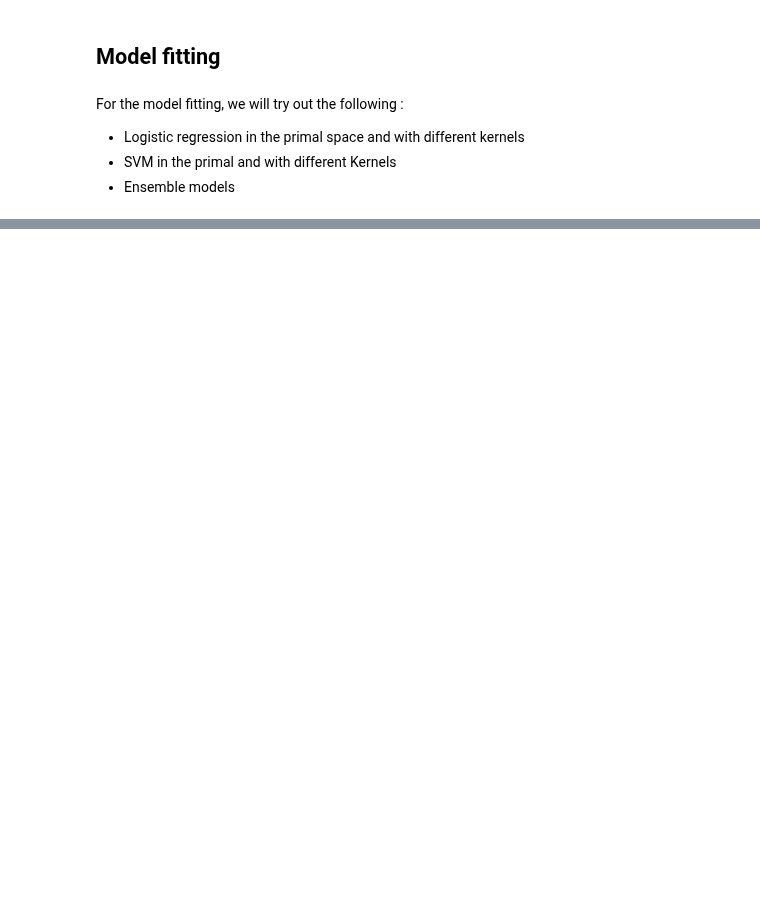
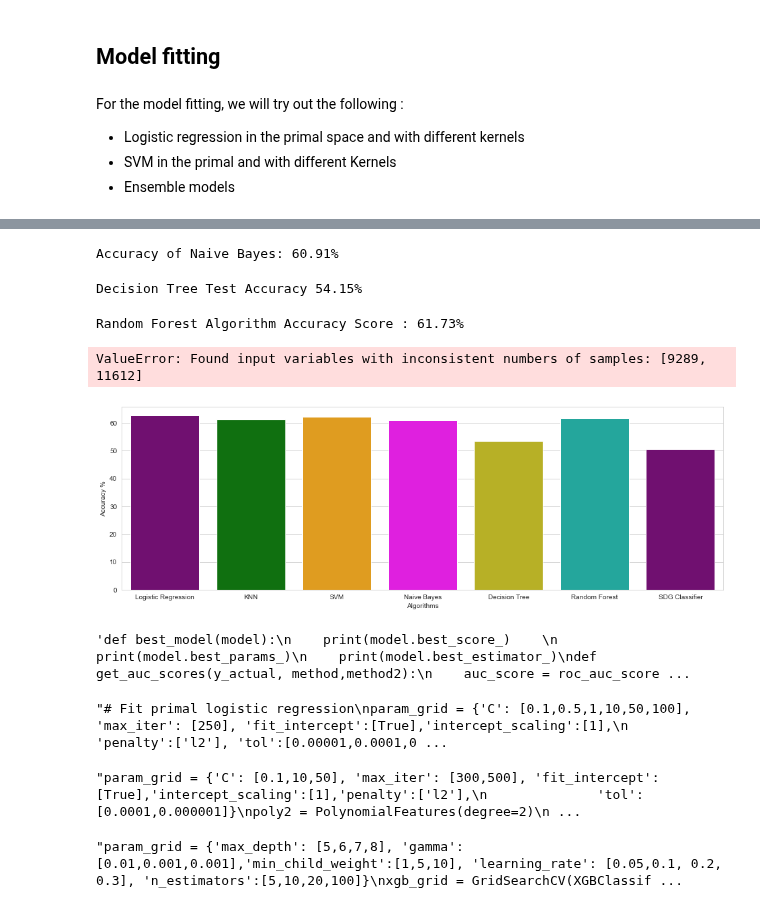
Before and after one commit to Garfield1002/ST4, a Jupyter notebook: test_ML.ipynb, the cells around one changed output, grey strips where cells are left out. Saved outputs shown, nothing was run; the diff lists cells and outputs as text; code cells hidden in the pictures; blank space fills up the shorter version.

```diff
--- a/test_ML.ipynb
+++ b/test_ML.ipynb
@@ -44,32 +148,96 @@ For the model fitting, we will try out the following :
+# %%
+from sklearn.naive_bayes import GaussianNB
+nb = GaussianNB()
+nb.fit(x_train.T, y_train.T)
+
+acc = nb.score(x_test.T,y_test.T)*100
+accuracies['Naive Bayes'] = acc
+print("Accuracy of Naive Bayes: {:.2f}%".format(acc))
+# %% [output]
+Accuracy of Naive Bayes: 60.91%
+# %%
+from sklearn.tree import DecisionTreeClassifier
+dtc = DecisionTreeClassifier()
+dtc.fit(x_train.T, y_train.T)
+
+acc = dtc.score(x_test.T, y_test.T)*100
+accuracies['Decision Tree'] = acc
+print("Decision Tree Test Accuracy {:.2f}%".format(acc))
+# %% [output]
+Decision Tree Test Accuracy 54.15%
+# %%
+# Random Forest Classification
+from sklearn.ensemble import RandomForestClassifier
+rf = RandomForestClassifier(n_estimators = 1000, random_state = 1)
+rf.fit(x_train.T, y_train.T)
+
+acc = rf.score(x_test.T,y_test.T)*100
+accuracies['Random Forest'] = acc
+print("Random Forest Algorithm Accuracy Score : {:.2f}%".format(acc))
+# %% [output]
+Random Forest Algorithm Accuracy Score : 61.73%
+# %%
+from sklearn.kernel_approximation import RBFSampler
+from sklearn.linear_model import SGDClassifier
+rbf_feature = RBFSampler(gamma=1, random_state=1)
+x_features = rbf_feature.fit_transform(x_train.T)
+clf = SGDClassifier(max_iter=250)
+clf.fit(x_features, y)
+
+acc = clf.score(x_train.T,y_test.T)*100
+accuracies['SDG Classifier'] = acc
+print("SDG Classifier Algorithm Accuracy Score : {:.2f}%".format(acc))
+# %% [output]
+ValueError: Found input variables with inconsistent numbers of samples: [9289, 11612]
+# %%
+colors = ["purple", "green", "orange", "magenta","#CFC60E","#0FBBAE"]
+
+sns.set_style("whitegrid")
+plt.figure(figsize=(16,5))
+plt.yticks(np.arange(0,100,10))
+plt.ylabel("Accuracy %")
+plt.xlabel("Algorithms")
+sns.barplot(x=list(accuracies.keys()), y=list(accuracies.values()), palette=colors)
+plt.show()
+# %% [output]
+[figure, added]
 # %%
 # Function to give best model score and parameters
-def best_model(model):
+'''def best_model(model):
     print(model.best_score_)
     print(model.best_params_)
     print(model.best_estimator_)
 def get_auc_scores(y_actual, method,method2):
     auc_score = roc_auc_score(y_actual, method);
     fpr_df, tpr_df, _ = roc_curve(y_actual, method2);
-    return (auc_score, fpr_df, tpr_df)
+    return (auc_score, fpr_df, tpr_df)'''
+# %% [output]
+'def best_model(model):\n    print(model.best_score_)    \n    print(model.best_params_)\n    print(model.best_estimator_)\ndef get_auc_scores(y_actual, method,method2):\n    auc_score = roc_auc_score ...
 # %%
-# Fit primal logistic regression
+'''# Fit primal logistic regression
 param_grid = {'C': [0.1,0.5,1,10,50,100], 'max_iter': [250], 'fit_intercept':[True],'intercept_scaling':[1],
               'penalty':['l2'], 'tol':[0.00001,0.0001,0.000001]}
 log_primal_Grid = GridSearchCV(LogisticRegression(solver='lbfgs'),param_grid, cv=5, refit=True, verbose=0)
 log_primal_Grid.fit(df.loc[:, df.columns != 'washDishes'],df.washDishes)
-best_model(log_primal_Grid)
+best_model(log_primal_Grid)'''
+# %% [output]
+"# Fit primal logistic regression\nparam_grid = {'C': [0.1,0.5,1,10,50,100], 'max_iter': [250], 'fit_intercept':[True],'intercept_scaling':[1],\n              'penalty':['l2'], 'tol':[0.00001,0.0001,0 ...
 # %%
 # Fit logistic regression with degree 2 polynomial kernel
-param_grid = {'C': [0.1,10,50], 'max_iter': [300,500], 'fit_intercept':[True],'intercept_scaling':[1],'penalty':['l2'],
+'''param_grid = {'C': [0.1,10,50], 'max_iter': [300,500], 'fit_intercept':[True],'intercept_scaling':[1],'penalty':['l2'],
               'tol':[0.0001,0.000001]}
 poly2 = PolynomialFeatures(degree=2)
 df_pol2 = poly2.fit_transform(df.loc[:, df.columns != 'washDishes'])
 log_pol2_Grid = GridSearchCV(LogisticRegression(solver = 'liblinear'),param_grid, cv=5, refit=True, verbose=0)
 log_pol2_Grid.fit(df_pol2,df.washDishes)
-best_model(log_pol2_Grid)
+best_model(log_pol2_Grid)'''
+# %% [output]
+"param_grid = {'C': [0.1,10,50], 'max_iter': [300,500], 'fit_intercept':[True],'intercept_scaling':[1],'penalty':['l2'],\n              'tol':[0.0001,0.000001]}\npoly2 = PolynomialFeatures(degree=2)\n ...
 # %%
 # Fit Extreme Gradient boosting classifier
-param_grid = {'max_depth': [5,6,7,8], 'gamma': [0.01,0.001,0.001],'min_child_weight':[1,5,10], 'learning_rate': [0.05,0.1, 0.2, 0.3], 'n_estimators':[5,10,20,100]}
+'''param_grid = {'max_depth': [5,6,7,8], 'gamma': [0.01,0.001,0.001],'min_child_weight':[1,5,10], 'learning_rate': [0.05,0.1, 0.2, 0.3], 'n_estimators':[5,10,20,100]}
 xgb_grid = GridSearchCV(XGBClassifier(objective='binary:logistic',eval_metric='error'), param_grid, cv=5, refit=True, verbose=0)
 xgb_grid.fit(df.loc[:, df.columns != 'washDishes'],df.washDishes)
-best_model(xgb_grid)
+best_model(xgb_grid)'''
+# %% [output]
+"param_grid = {'max_depth': [5,6,7,8], 'gamma': [0.01,0.001,0.001],'min_child_weight':[1,5,10], 'learning_rate': [0.05,0.1, 0.2, 0.3], 'n_estimators':[5,10,20,100]}\nxgb_grid = GridSearchCV(XGBClassif ...
```
Also changed, not shown: parts of 12 cells of this notebook, 2 other files.
